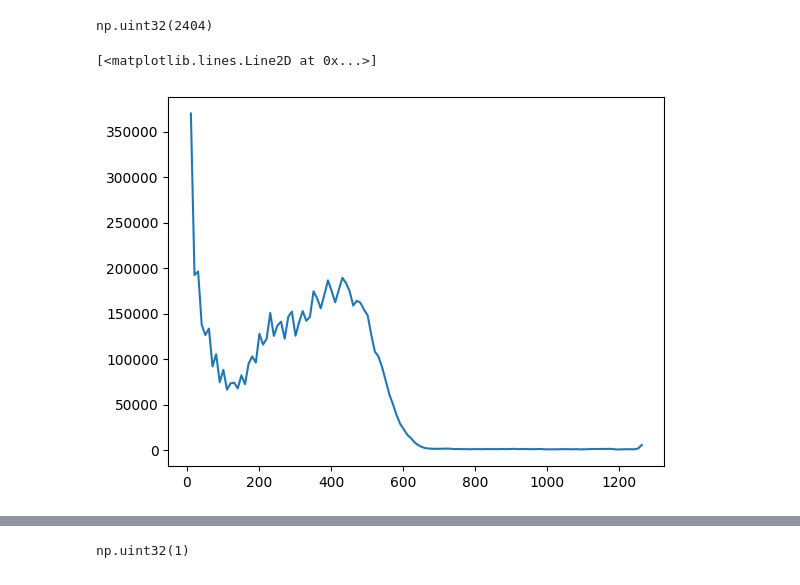
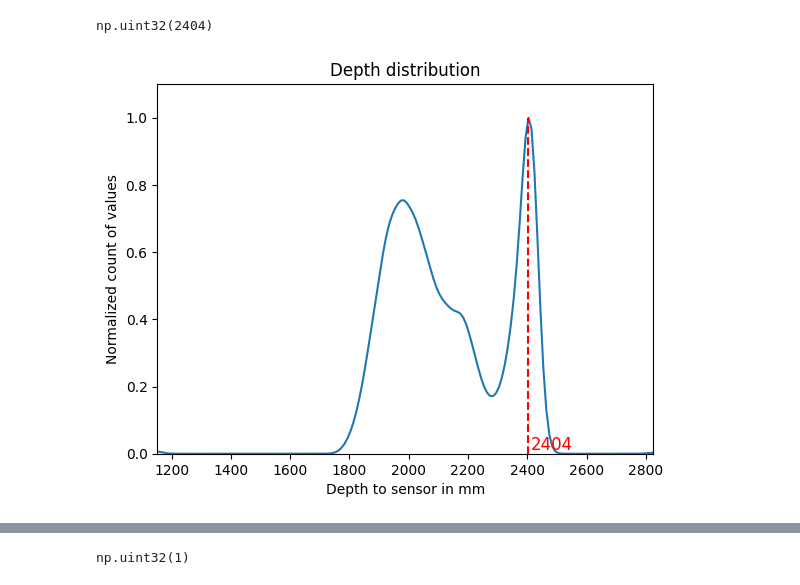
Before and after one commit to arvalis-cigale/stereo-training-course, a Jupyter notebook: stereo.ipynb, the cells around one changed output, grey strips where cells are left out. Drawn from its saved outputs; the diff is of its cells as text; code cells hidden in the pictures.

```diff
--- a/stereo.ipynb
+++ b/stereo.ipynb
@@ -528,20 +549,40 @@ ground_depth = np.round(ground_depth).astype(np.uint32)
 ground_depth
 # %% [output]
 np.uint32(2404)
+# %%
+# We create a new figure
+fig, ax = plt.subplots()
+
+# We plot once again the filtered depth histogram
+plt.plot(depth_bins[1:], norm_filtered_depth_hist)
+
+# Margins and limits of the plot
+ax.margins(x=0, y=0)
+ax.set_ylim(0, 1.1)
+
+# We plot the vertical line corresponding to the ground estimated depth
+plt.vlines(ground_depth, 0,1, linestyles='dashed', color='r')
+
+# We annotate the line with appropriate value
+ax.annotate(f'{ground_depth}', xy=(ground_depth, 0), xytext=(2, 0),
+            textcoords='offset points',
+            ha='left', va='bottom',
+            fontsize=12, color='red')
+
+# Name of the horizontal axis
+ax.set_xlabel('Depth to sensor in mm')
+# Name of the vertical axis
+ax.set_ylabel('Normalized count of values')
+
+# Name of the plot
+ax.set_title("Depth distribution")
+
+plt.savefig(output_path / Path('filtered_depth_hist.png'))
+# %% [output]
+[figure, added]
 # %%
 # Heigths may then be simply estimated by calculating the difference between the ground distance and the distances to objects
 height_array = ground_depth - depth_array
 # %%
 height_array = height_array[height_array > 0]
 height_array = height_array[height_array < ground_depth]
-# %%
-# We choose a step of 1 cm, which seems a be a correct compromise considering the acquisition system and context.
-hist_range = int((np.max(height_array) - np.min(height_array)) / 10.)
-
-height_hist, height_bins = np.histogram(height_array, bins=hist_range)
-
-# Plot the histogram
-plt.plot(height_bins[1:], height_hist)
-# %% [output]
-[<matplotlib.lines.Line2D at 0x...>]
-[figure, removed]
```
Also changed, not shown: parts of 28 cells of this notebook, 3 other files.
